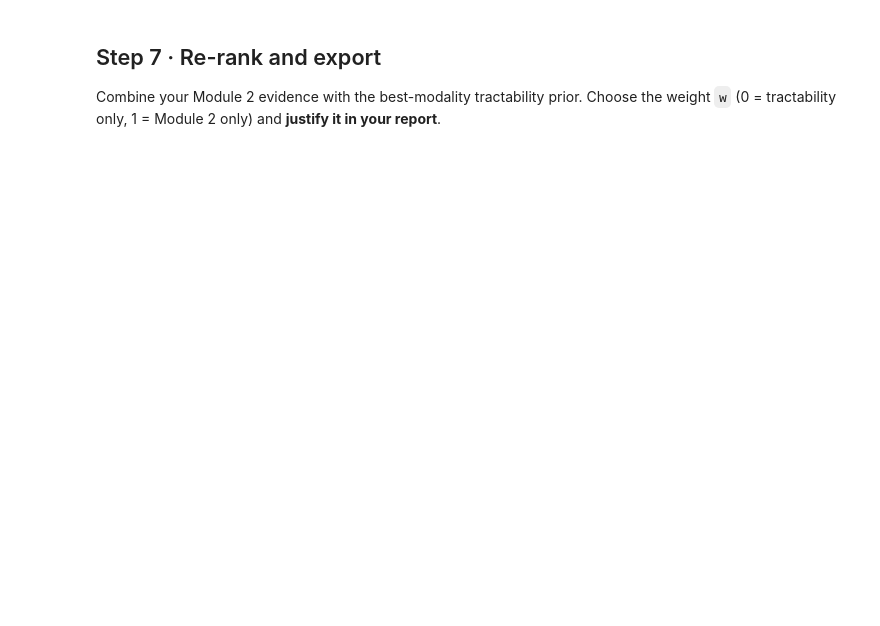
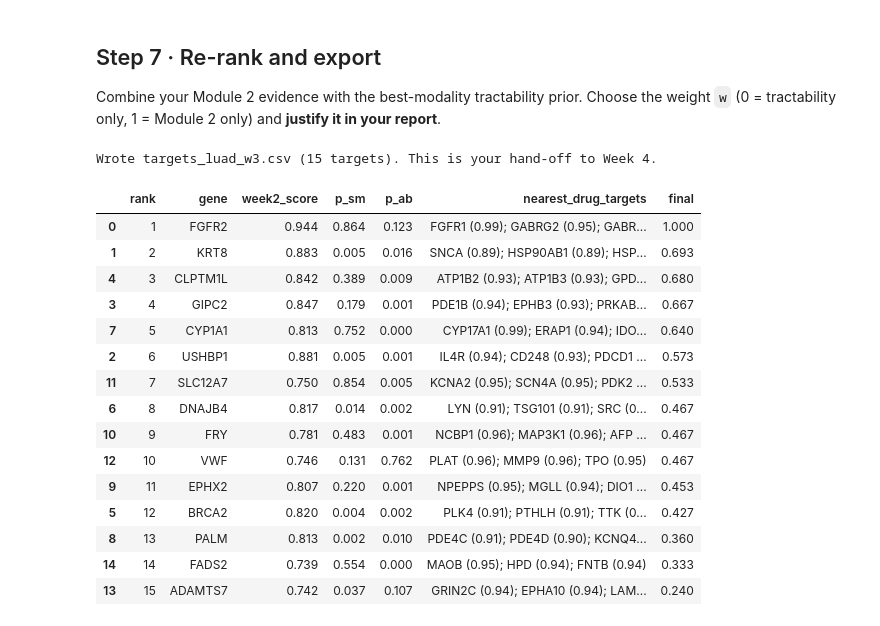
Before and after one commit to bhuvaneshkarthiknilavalagan/biot6900, a Jupyter notebook: BIOT6900_Module3_Assignment.ipynb, the cells around one changed output. Saved outputs shown, nothing was run; the diff lists cells and outputs as text; code cells hidden in the pictures; blank space fills up the shorter version.

```diff
--- a/BIOT6900_Module3_Assignment.ipynb
+++ b/BIOT6900_Module3_Assignment.ipynb
@@ -86,8 +88,9 @@ row_of = {g: i for i, g in enumerate(proteome["gene"])}
 
 # TODO: split your top genes into those found in proteome.tsv (mapped) and those not found (unmapped).
 #       Then keep only mapped genes in `targets`, with a column `row` giving each gene's row in proteome.tsv.
-unmapped = ...   # list of gene symbols not in proteome.tsv
-targets = ...    # DataFrame of mapped genes with a `row` column
+unmapped = [g for g in top["gene"] if g not in row_of]
+targets = top[top["gene"].isin(row_of)].copy()
+targets["row"] = targets["gene"].map(row_of)
 
 require(unmapped=unmapped, targets=targets)
 targets = targets.reset_index(drop=True)
@@ -101,7 +123,7 @@ targets[["gene", "score", "row"]]
 Remove **your own targets** from the training panel before fitting anything, so no target is predicted using its own label.
 # %%
 # TODO: build `keep`, a boolean array that is True for panel proteins that are NOT among your targets.
-keep = ...
+keep = ~panel["gene"].isin(my_genes)
 
 require(keep=keep)
 train, X_train = panel[keep].reset_index(drop=True), X_panel[keep]
@@ -125,8 +154,8 @@ X_targets = X_prot[targets["row"].values]
 
 # TODO: fit the two priors on the training panel and add columns p_sm and p_ab to `targets`.
 #       Hint: fit_prior(X, y).predict_proba(X_new)[:, 1]
-targets["p_sm"] = ...
-targets["p_ab"] = ...
+targets["p_sm"] = fit_prior(X_train, train["sm_clinical"]).predict_proba(X_targets)[:, 1]
+targets["p_ab"] = fit_prior(X_train, train["ab_clinical"]).predict_proba(X_targets)[:, 1]
 
 require(p_sm=targets["p_sm"].iloc[0], p_ab=targets["p_ab"].iloc[0])
 targets[["gene", "score", "p_sm", "p_ab"]].round(3)
@@ -151,7 +199,11 @@ S = cosine_matrix(X_targets, X_drugged)          # rows = your targets, columns
 # TODO: for each target, find the 3 most similar drugged proteins and store them as text
 #       like "EGFR (0.81); ERBB2 (0.79); KIT (0.77)" in a new column `nearest_drug_targets`.
 #       Hint: np.argsort(-S[i])[:3] gives the column indices of the 3 largest similarities in row i.
-targets["nearest_drug_targets"] = ...
+def top3(i):
+    idx = np.argsort(-S[i])[:3]
+    return "; ".join(f"{drugged['gene'].iloc[j]} ({S[i, j]:.2f})" for j in idx)
+
+targets["nearest_drug_targets"] = [top3(i) for i in range(len(targets))]
 
 require(nearest_drug_targets=targets["nearest_drug_targets"].iloc[0])
 targets[["gene", "p_sm", "p_ab", "nearest_drug_targets"]].round(2)
@@ -179,21 +280,39 @@ Combine your Module 2 evidence with the best-modality tractability prior. Choose
 # %%
 w = 0.6    # TODO: choose your weight and justify it in the report
 
 targets["week2_pct"] = targets["score"].rank(pct=True)
 targets["tract"] = targets[["p_sm", "p_ab"]].max(axis=1)
 
 # TODO: compute `final` = w * week2_pct + (1 - w) * (percentile rank of tract), then `rank` (1 = best).
-targets["final"] = ...
-targets["rank"] = ...
+targets["final"] = w * targets["week2_pct"] + (1 - w) * targets["tract"].rank(pct=True)
+targets["rank"] = targets["final"].rank(ascending=False, method="first").astype(int)
 
 require(final=targets["final"].iloc[0], rank=targets["rank"].iloc[0])
 out = (targets.rename(columns={"score": "week2_score"})
        [["rank", "gene", "week2_score", "p_sm", "p_ab", "nearest_drug_targets", "final"]]
        .sort_values("rank"))
 out_file = f"targets_{DISEASE}_w3.csv"
 out.to_csv(out_file, index=False)
 print(f"Wrote {out_file} ({len(out)} targets). This is your hand-off to Week 4.")
 out.round(3)
+# %% [output]
+Wrote targets_luad_w3.csv (15 targets). This is your hand-off to Week 4.
+|  | rank | gene | week2_score | p_sm | p_ab | nearest_drug_targets | final |
+| 0 | 1 | FGFR2 | 0.944 | 0.864 | 0.123 | FGFR1 (0.99); GABRG2 (0.95); GABR... | 1.000 |
+| 1 | 2 | KRT8 | 0.883 | 0.005 | 0.016 | SNCA (0.89); HSP90AB1 (0.89); HSP... | 0.693 |
+| 4 | 3 | CLPTM1L | 0.842 | 0.389 | 0.009 | ATP1B2 (0.93); ATP1B3 (0.93); GPD... | 0.680 |
+| 3 | 4 | GIPC2 | 0.847 | 0.179 | 0.001 | PDE1B (0.94); EPHB3 (0.93); PRKAB... | 0.667 |
+| 7 | 5 | CYP1A1 | 0.813 | 0.752 | 0.000 | CYP17A1 (0.99); ERAP1 (0.94); IDO... | 0.640 |
+| 2 | 6 | USHBP1 | 0.881 | 0.005 | 0.001 | IL4R (0.94); CD248 (0.93); PDCD1 ... | 0.573 |
+| 11 | 7 | SLC12A7 | 0.750 | 0.854 | 0.005 | KCNA2 (0.95); SCN4A (0.95); PDK2 ... | 0.533 |
+| 6 | 8 | DNAJB4 | 0.817 | 0.014 | 0.002 | LYN (0.91); TSG101 (0.91); SRC (0... | 0.467 |
+| 10 | 9 | FRY | 0.781 | 0.483 | 0.001 | NCBP1 (0.96); MAP3K1 (0.96); AFP ... | 0.467 |
+| 12 | 10 | VWF | 0.746 | 0.131 | 0.762 | PLAT (0.96); MMP9 (0.96); TPO (0.95) | 0.467 |
+| 9 | 11 | EPHX2 | 0.807 | 0.220 | 0.001 | NPEPPS (0.95); MGLL (0.94); DIO1 ... | 0.453 |
+| 5 | 12 | BRCA2 | 0.820 | 0.004 | 0.002 | PLK4 (0.91); PTHLH (0.91); TTK (0... | 0.427 |
+| 8 | 13 | PALM | 0.813 | 0.002 | 0.010 | PDE4C (0.91); PDE4D (0.90); KCNQ4... | 0.360 |
+| 14 | 14 | FADS2 | 0.739 | 0.554 | 0.000 | MAOB (0.95); HPD (0.94); FNTB (0.94) | 0.333 |
+| 13 | 15 | ADAMTS7 | 0.742 | 0.037 | 0.107 | GRIN2C (0.94); EPHA10 (0.94); LAM... | 0.240 |
 # %%
 # Check: how did the ranking move? (useful for report question 1)
 moved = targets.assign(week2_rank=targets["score"].rank(ascending=False, method="first").astype(int))
```
Also changed, not shown: parts of 13 cells of this notebook.
